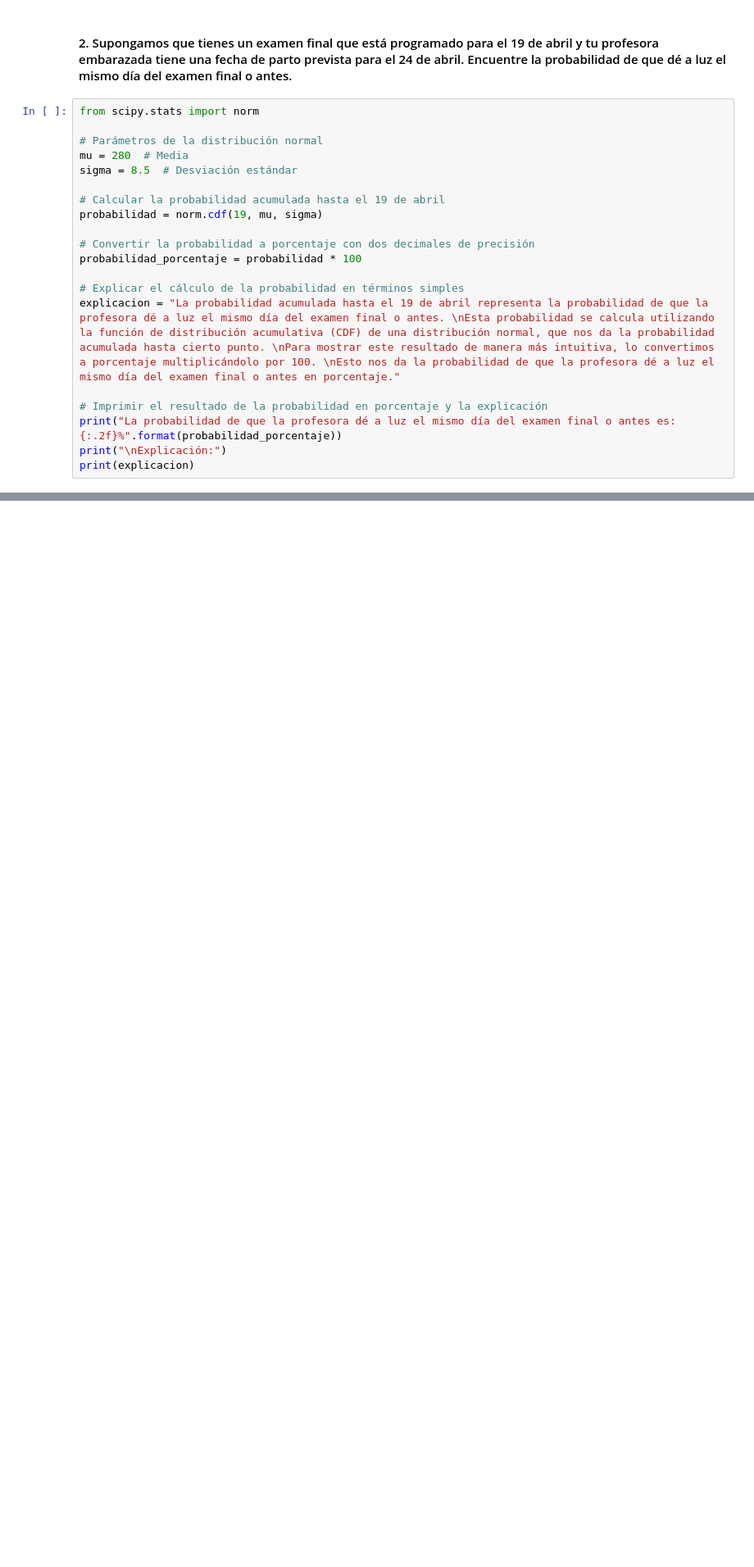
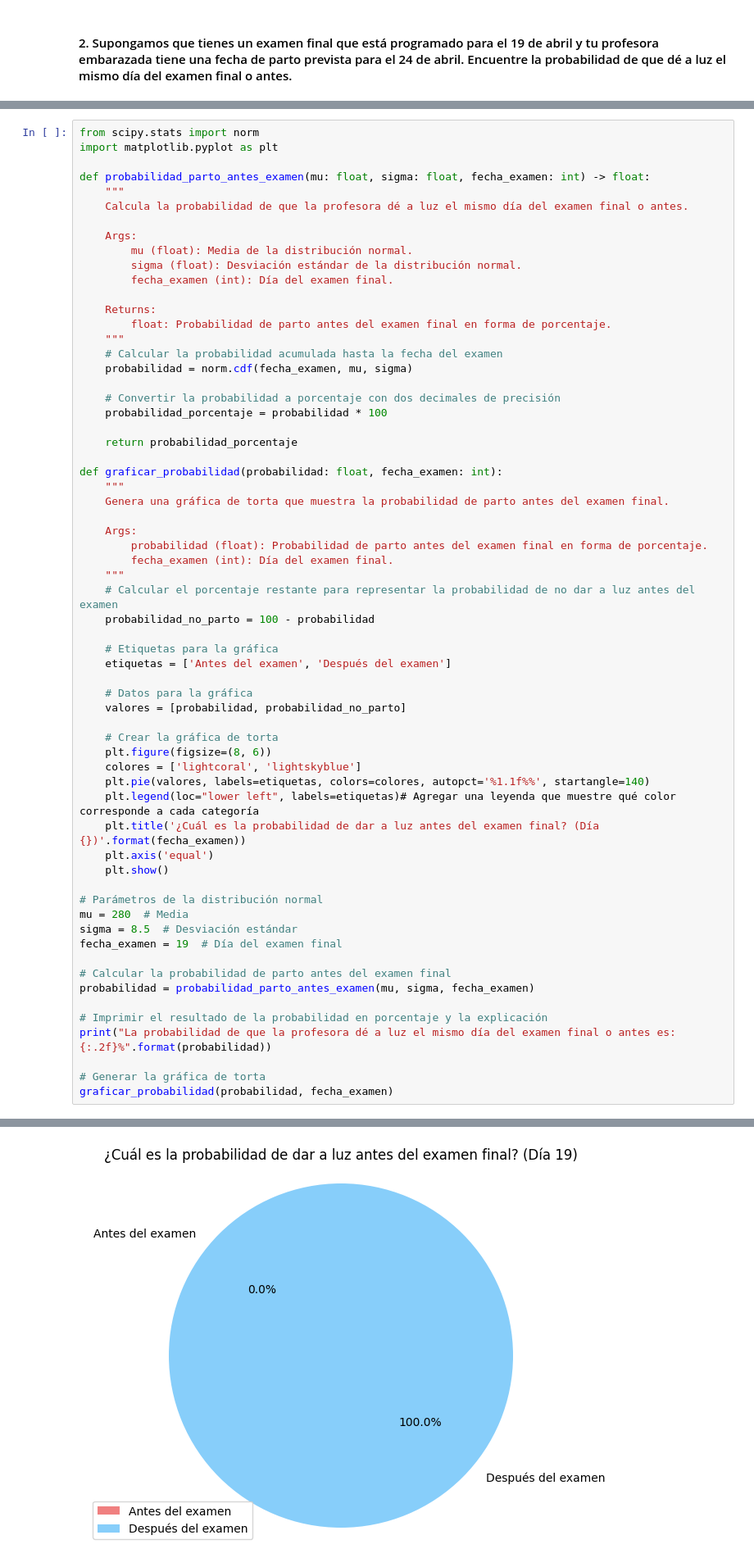
Before and after one commit to DCajiao/Distribuciones-de-Probabilidad, a Jupyter notebook: notebooks/pregunta3.ipynb, the cells around one changed output, grey strips where cells are left out. Shown: that part at 82% size. Drawn from its saved outputs; the diff is of its cells as text; blank space fills up the shorter version.

```diff
--- a/notebooks/pregunta3.ipynb
+++ b/notebooks/pregunta3.ipynb
@@ -76,22 +71,2 @@ graficar_funcion(x, cdf, 'Función de Distribución Acumulativa (CDF)', 'Días d
 # %% [markdown]
 #### 2.  Supongamos que tienes un examen final que está programado para el 19 de abril y tu profesora embarazada tiene una fecha de parto prevista para el 24 de abril. Encuentre la probabilidad de que dé a luz el mismo día del examen final o antes.
-# %%
-from scipy.stats import norm
-
-# Parámetros de la distribución normal
-mu = 280  # Media
-sigma = 8.5  # Desviación estándar
-
-# Calcular la probabilidad acumulada hasta el 19 de abril
-probabilidad = norm.cdf(19, mu, sigma)
-
-# Convertir la probabilidad a porcentaje con dos decimales de precisión
-probabilidad_porcentaje = probabilidad * 100
-
-# Explicar el cálculo de la probabilidad en términos simples
-explicacion = "La probabilidad acumulada hasta el 19 de abril representa la probabilidad de que la profesora dé a luz el mismo día del examen final o antes. \nEsta probabilidad se calcula utilizando la función de distribución acumulativa (CDF) de una distribución normal, que nos da la probabilidad acumulada hasta cierto punto. \nPara mostrar este resultado de manera más intuitiva, lo convertimos a porcentaje multiplicándolo por 100. \nEsto nos da la probabilidad de que la profesora dé a luz el mismo día del examen final o antes en porcentaje."
-
-# Imprimir el resultado de la probabilidad en porcentaje y la explicación
-print("La probabilidad de que la profesora dé a luz el mismo día del examen final o antes es: {:.2f}%".format(probabilidad_porcentaje))
-print("\nExplicación:")
-print(explicacion)
@@ -105,0 +73,64 @@ Esto nos da la probabilidad de que la profesora dé a luz el mismo día del exam
+# %%
+from scipy.stats import norm
+import matplotlib.pyplot as plt
+
+def probabilidad_parto_antes_examen(mu: float, sigma: float, fecha_examen: int) -> float:
+    """
+    Calcula la probabilidad de que la profesora dé a luz el mismo día del examen final o antes.
+
+    Args:
+        mu (float): Media de la distribución normal.
+        sigma (float): Desviación estándar de la distribución normal.
+        fecha_examen (int): Día del examen final.
+
+    Returns:
+        float: Probabilidad de parto antes del examen final en forma de porcentaje.
+    """
+    # Calcular la probabilidad acumulada hasta la fecha del examen
+    probabilidad = norm.cdf(fecha_examen, mu, sigma)
+
+    # Convertir la probabilidad a porcentaje con dos decimales de precisión
+    probabilidad_porcentaje = probabilidad * 100
+
+    return probabilidad_porcentaje
+
+def graficar_probabilidad(probabilidad: float, fecha_examen: int):
+    """
+    Genera una gráfica de torta que muestra la probabilidad de parto antes del examen final.
+
+    Args:
+        probabilidad (float): Probabilidad de parto antes del examen final en forma de porcentaje.
+        fecha_examen (int): Día del examen final.
+    """
+    # Calcular el porcentaje restante para representar la probabilidad de no dar a luz antes del examen
+    probabilidad_no_parto = 100 - probabilidad
+
+    # Etiquetas para la gráfica
+    etiquetas = ['Antes del examen', 'Después del examen']
+
+    # Datos para la gráfica
+    valores = [probabilidad, probabilidad_no_parto]
+
+    # Crear la gráfica de torta
+    plt.figure(figsize=(8, 6))
+    colores = ['lightcoral', 'lightskyblue']
+    plt.pie(valores, labels=etiquetas, colors=colores, autopct='%1.1f%%', startangle=140)
+    plt.legend(loc="lower left", labels=etiquetas)# Agregar una leyenda que muestre qué color corresponde a cada categoría
+    plt.title('¿Cuál es la probabilidad de dar a luz antes del examen final? (Día {})'.format(fecha_examen))
+    plt.axis('equal')
+    plt.show()
+
+# Parámetros de la distribución normal
+mu = 280  # Media
+sigma = 8.5  # Desviación estándar
+fecha_examen = 19  # Día del examen final
+
+# Calcular la probabilidad de parto antes del examen final
+probabilidad = probabilidad_parto_antes_examen(mu, sigma, fecha_examen)
+
+# Imprimir el resultado de la probabilidad en porcentaje y la explicación
+print("La probabilidad de que la profesora dé a luz el mismo día del examen final o antes es: {:.2f}%".format(probabilidad))
+
+# Generar la gráfica de torta
+graficar_probabilidad(probabilidad, fecha_examen)
+# %% [output]
@@ -106,3 +138,4 @@ Esto nos da la probabilidad de que la profesora dé a luz el mismo día del exam
+[figure, added]
 # %% [markdown]
 #### 3.  Encuentre la probabilidad de que dé a luz en abril después del examen.
 # %%
```
Also changed, not shown: parts of 6 cells of this notebook, 1 other file.
